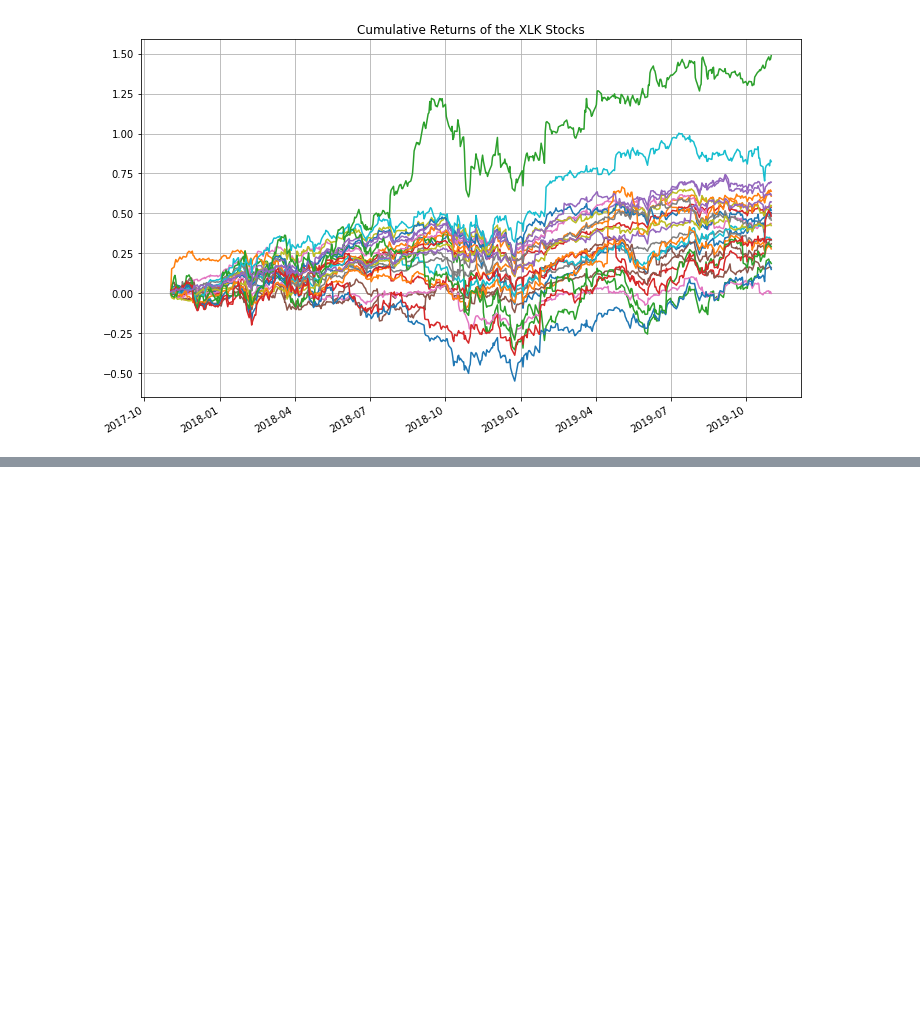
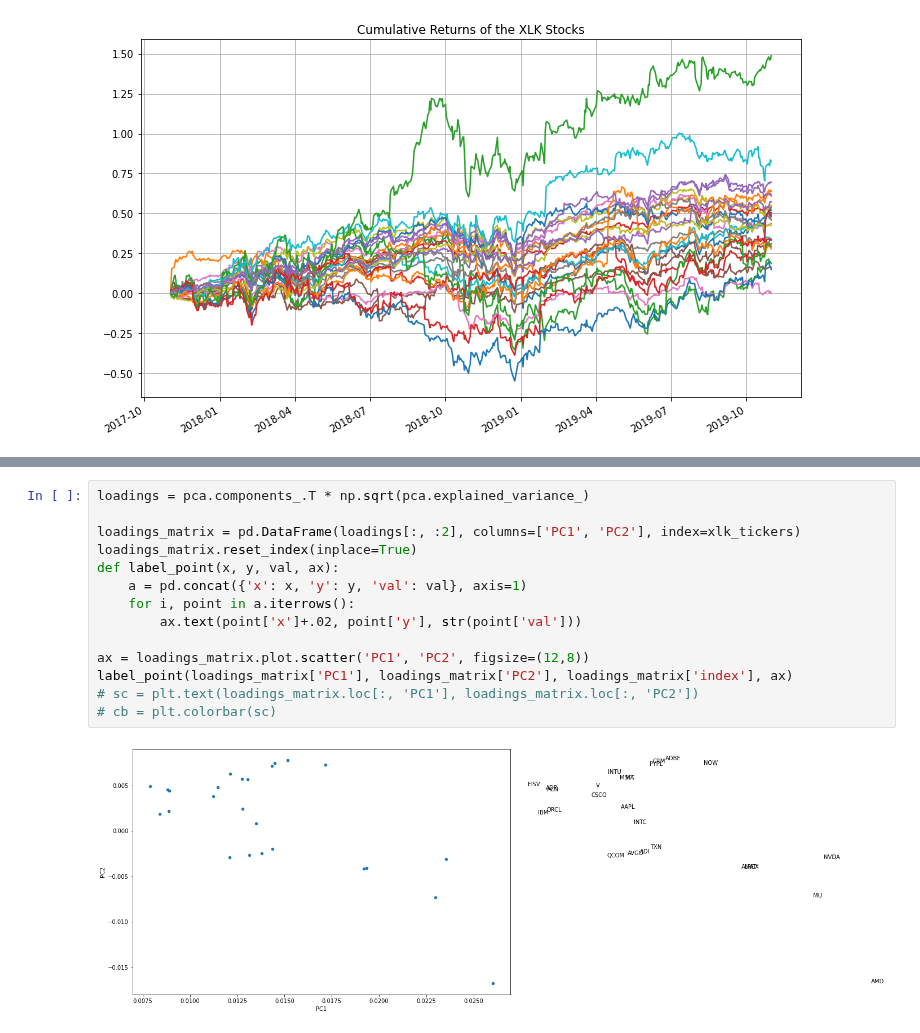
Before and after one commit to ahsank/runml, a Jupyter notebook: Fintest.ipynb, the cells around one changed output, grey strips where cells are left out. Drawn from its saved outputs; the diff is of its cells as text; blank space fills up the shorter version.

```diff
--- a/Fintest.ipynb
+++ b/Fintest.ipynb
@@ -478,0 +493,16 @@ array([ 0.08443882,  0.19620096, -0.10602827,  0.16463534,  0.19446236,
+# %%
+loadings = pca.components_.T * np.sqrt(pca.explained_variance_)
+
+loadings_matrix = pd.DataFrame(loadings[:, :2], columns=['PC1', 'PC2'], index=xlk_tickers)
+loadings_matrix.reset_index(inplace=True)
+def label_point(x, y, val, ax):
+    a = pd.concat({'x': x, 'y': y, 'val': val}, axis=1)
+    for i, point in a.iterrows():
+        ax.text(point['x']+.02, point['y'], str(point['val']))
+
+ax = loadings_matrix.plot.scatter('PC1', 'PC2', figsize=(12,8))
+label_point(loadings_matrix['PC1'], loadings_matrix['PC2'], loadings_matrix['index'], ax)
+# sc = plt.text(loadings_matrix.loc[:, 'PC1'], loadings_matrix.loc[:, 'PC2'])
+# cb = plt.colorbar(sc)
+# %% [output]
+[figure, added]
```
Also changed, not shown: parts of 1 cell of this notebook.
